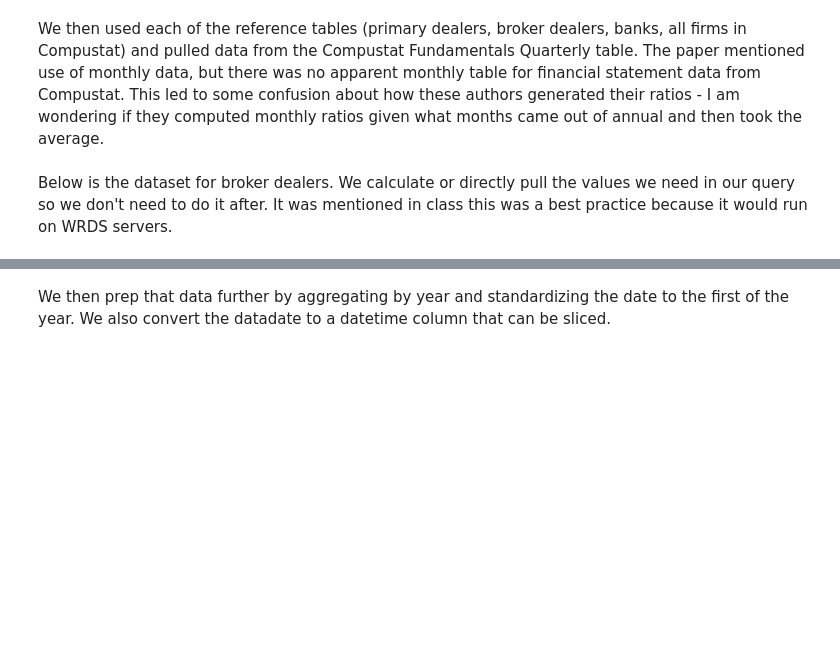
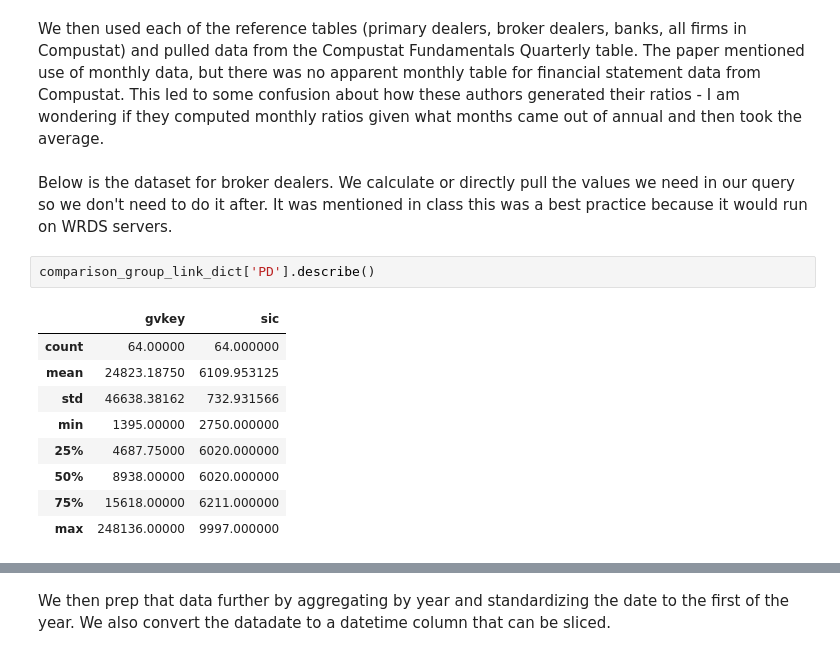
Before and after one commit to xinye-li-katarina/finm-32900-final-project, a Jupyter notebook: src/Walkthrough_table_2.ipynb, the cells around one changed output, grey strips where cells are left out. Cells and saved outputs as stored; diff of their text form; blank space fills up the shorter version.

```diff
--- a/src/Walkthrough_table_2.ipynb
+++ b/src/Walkthrough_table_2.ipynb
@@ -156,6 +156,18 @@ dict_keys(['BD', 'Banks', 'Cmpust.', 'PD'])
 We then used each of the reference tables (primary dealers, broker dealers, banks, all firms in Compustat) and pulled data from the Compustat Fundamentals Quarterly table. The paper mentioned use of monthly data, but there was no apparent monthly table for financial statement data from Compustat. This led to some confusion about how these authors generated their ratios - I am wondering if they computed monthly ratios given what months came out of annual and then took the average.
 # %% [markdown]
 Below is the dataset for broker dealers. We calculate or directly pull the values we need in our query so we don't need to do it after. It was mentioned in class this was a best practice because it would run on WRDS servers.
+# %%
+comparison_group_link_dict['PD'].describe()
+# %% [output]
+|  | gvkey | sic |
+| count | 64.00000 | 64.000000 |
+| mean | 24823.18750 | 6109.953125 |
+| std | 46638.38162 | 732.931566 |
+| min | 1395.00000 | 2750.000000 |
+| 25% | 4687.75000 | 6020.000000 |
+| 50% | 8938.00000 | 6020.000000 |
+| 75% | 15618.00000 | 6211.000000 |
+| max | 248136.00000 | 9997.000000 |
 # %%
 datasets = Table02Prep.pull_data_for_all_comparison_groups(db, comparison_group_link_dict)
 datasets['BD']
```
Also changed, not shown: parts of 9 cells of this notebook, 15 other files.
